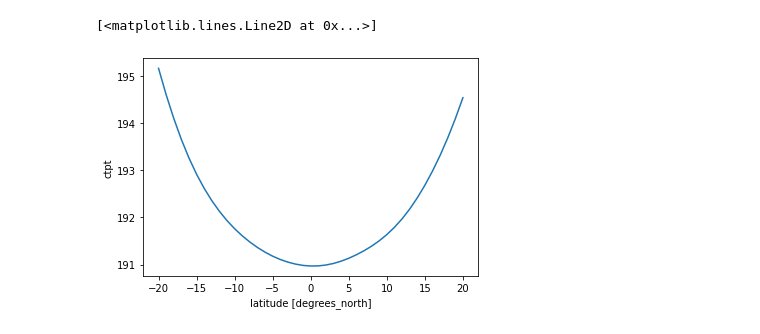
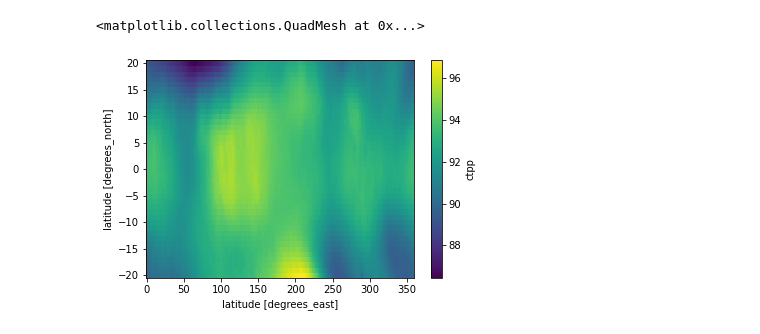
Before and after one commit to johanmeh/master, a Jupyter notebook: lat_distr_plot-Copy1.ipynb, the cells around one changed output. Saved outputs shown, nothing was run; the diff lists cells and outputs as text; code cells hidden in the pictures.

```diff
--- a/lat_distr_plot-Copy1.ipynb
+++ b/lat_distr_plot-Copy1.ipynb
@@ -13,8 +13,8 @@ ds_erai = xr.open_dataset(path + 'era5_latlon_2006-2018_3030.nc')
 ds_era5_regrid = xr.open_dataset(path + 'gridfile_test.nc')
 ds_erai_regrid = xr.open_dataset(path + 'erai_regrid_5x5.nc')
 # %%
-era5_sl = ds_era5.sel(lat=slice(-20,20), time=slice('2007-01-01', '2018-12-31'))
-erai_sl = ds_erai.sel(lat=slice(20,-20), time=slice('2007-01-01', '2018-12-31'))
+#era5_sl = ds_era5.sel(lat=slice(-20,20), time=slice('2007-01-01', '2018-12-31'))
+#erai_sl = ds_erai.sel(lat=slice(20,-20), time=slice('2007-01-01', '2018-12-31'))
 
 era5_sl_regrid = ds_era5_regrid.sel(lat=slice(-20,20), time=slice('2007-01-01', '2018-12-31'))
 erai_sl_regrid = ds_erai_regrid.sel(lat=slice(-20,20), time=slice('2007-01-01', '2018-12-31'))
@@ -30,0 +169,4 @@ AttributeError: 'numpy.ndarray' object has no attribute 'plot'
+# %%
+from scipy.interpolate import make_interp_spline, BSpline
+import matplotlib as mpl
+mpl.rcParams['lines.linewidth'] = 2.5
@@ -31,5 +337,5 @@ AttributeError: 'numpy.ndarray' object has no attribute 'plot'
 # %%
-era5_sl.ctpt.mean(axis=(0,2)).plot()
+era5_sl.ctpp.mean(dim='time').plot()
 # %% [output]
-[<matplotlib.lines.Line2D at 0x...>]
+<matplotlib.collections.QuadMesh at 0x...>
-[figure, old version]
+[figure, new version]
```
Also changed, not shown: parts of 17 cells of this notebook, 20 other files.
